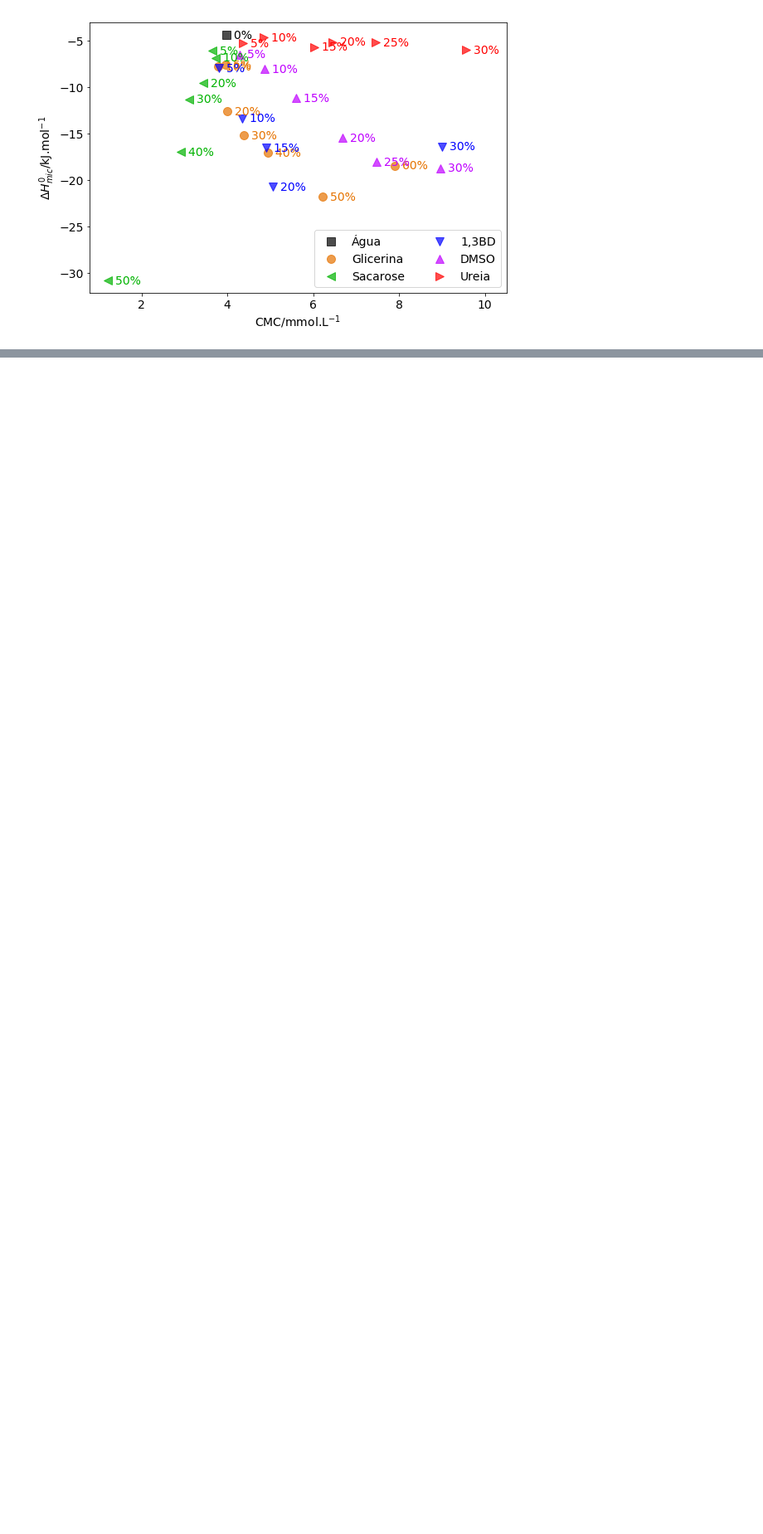
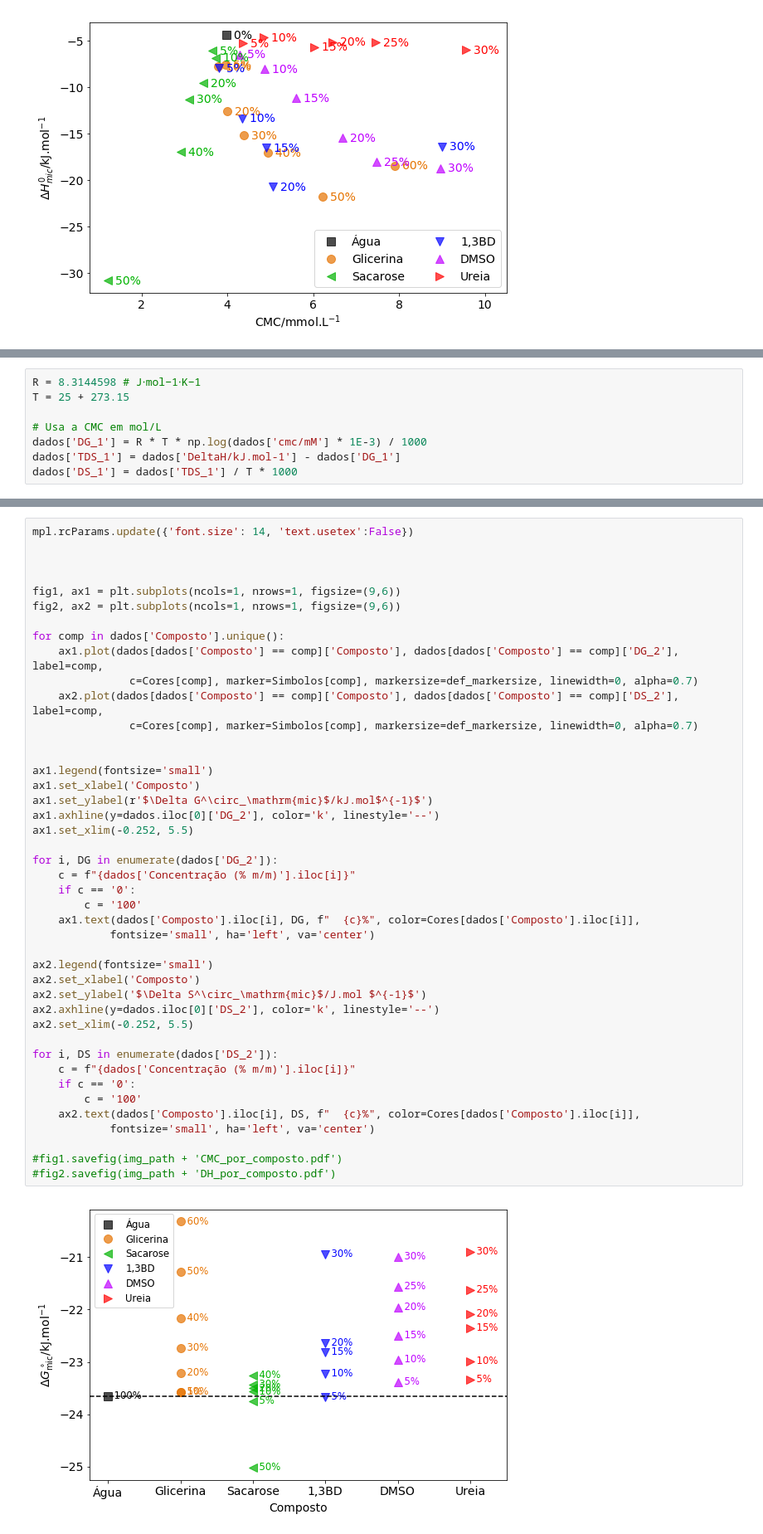
Before and after one commit to KarlClinckspoor/Tese, a Jupyter notebook: imagens/notebooks/dados experimentais/cmc_ttab/Plotar CMC DH.ipynb, the cells around one changed output, grey strips where cells are left out. Shown at 83% size. Saved outputs shown, nothing was run; the diff lists cells and outputs as text; blank space fills up the shorter version.

```diff
--- a/imagens/notebooks/dados experimentais/cmc_ttab/Plotar CMC DH.ipynb
+++ b/imagens/notebooks/dados experimentais/cmc_ttab/Plotar CMC DH.ipynb
@@ -302,0 +362,8 @@ fig.savefig(img_path + 'DH_por_cmc.pdf')
+# %%
+R = 8.3144598 # J⋅mol−1⋅K−1
+T = 25 + 273.15
+
+# Usa a CMC em mol/L
+dados['DG_1'] = R * T * np.log(dados['cmc/mM'] * 1E-3) / 1000
+dados['TDS_1'] = dados['DeltaH/kJ.mol-1'] - dados['DG_1']
+dados['DS_1'] = dados['TDS_1'] / T * 1000
@@ -302,0 +430,45 @@ fig.savefig(img_path + 'DH_por_cmc.pdf')
+# %%
+mpl.rcParams.update({'font.size': 14, 'text.usetex':False})
+
+
+
+fig1, ax1 = plt.subplots(ncols=1, nrows=1, figsize=(9,6))
+fig2, ax2 = plt.subplots(ncols=1, nrows=1, figsize=(9,6))
+
+for comp in dados['Composto'].unique():
+    ax1.plot(dados[dados['Composto'] == comp]['Composto'], dados[dados['Composto'] == comp]['DG_2'], label=comp,
+               c=Cores[comp], marker=Simbolos[comp], markersize=def_markersize, linewidth=0, alpha=0.7)
+    ax2.plot(dados[dados['Composto'] == comp]['Composto'], dados[dados['Composto'] == comp]['DS_2'], label=comp,
+               c=Cores[comp], marker=Simbolos[comp], markersize=def_markersize, linewidth=0, alpha=0.7)
+
+
+ax1.legend(fontsize='small')
+ax1.set_xlabel('Composto')
+ax1.set_ylabel(r'$\Delta G^\circ_\mathrm{mic}$/kJ.mol$^{-1}$')
+ax1.axhline(y=dados.iloc[0]['DG_2'], color='k', linestyle='--')
+ax1.set_xlim(-0.252, 5.5)
+
+for i, DG in enumerate(dados['DG_2']):
+    c = f"{dados['Concentração (% m/m)'].iloc[i]}"
+    if c == '0':
+        c = '100'
+    ax1.text(dados['Composto'].iloc[i], DG, f"  {c}%", color=Cores[dados['Composto'].iloc[i]],
+            fontsize='small', ha='left', va='center')
+
+ax2.legend(fontsize='small')
+ax2.set_xlabel('Composto')
+ax2.set_ylabel('$\Delta S^\circ_\mathrm{mic}$/J.mol $^{-1}$')
+ax2.axhline(y=dados.iloc[0]['DS_2'], color='k', linestyle='--')
+ax2.set_xlim(-0.252, 5.5)
+
+for i, DS in enumerate(dados['DS_2']):
+    c = f"{dados['Concentração (% m/m)'].iloc[i]}"
+    if c == '0':
+        c = '100'
+    ax2.text(dados['Composto'].iloc[i], DS, f"  {c}%", color=Cores[dados['Composto'].iloc[i]],
+            fontsize='small', ha='left', va='center')
+
+#fig1.savefig(img_path + 'CMC_por_composto.pdf')
+#fig2.savefig(img_path + 'DH_por_composto.pdf')
+# %% [output]
+[figure, added]
```
Also changed, not shown: parts of 12 cells of this notebook, 11 other files.
